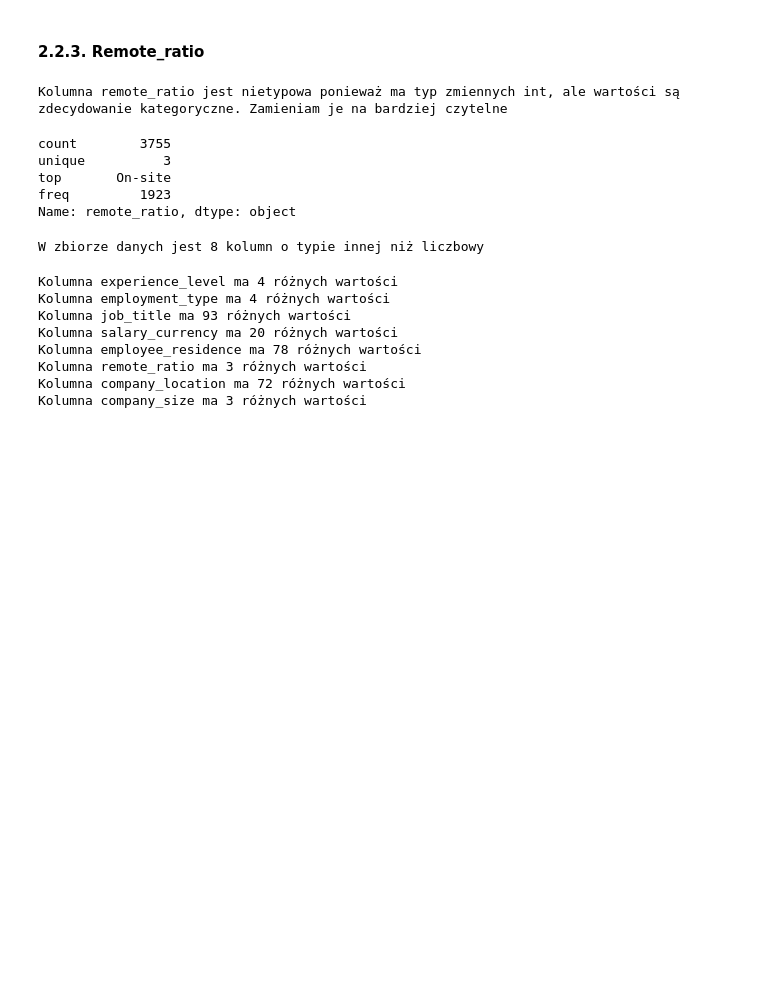
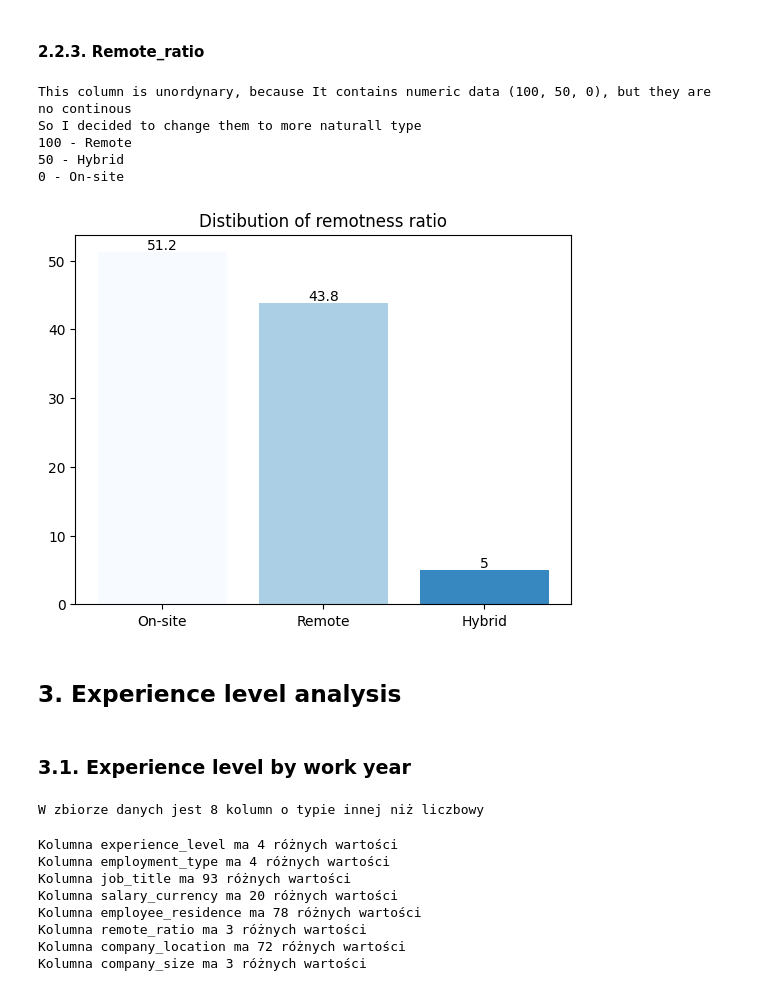
Before and after one commit to ST4N3R/eda_projects, a Jupyter notebook: Data_Science_salaries/main.ipynb, the cells around one changed output. Drawn from its saved outputs; the diff is of its cells as text; code cells hidden in the pictures; blank space fills up the shorter version.

```diff
--- a/Data_Science_salaries/main.ipynb
+++ b/Data_Science_salaries/main.ipynb
@@ -285,19 +285,42 @@ plt.show()
 #todo: dodać nowe biblioteki i zrobić to fajniej :)
 # %% [markdown]
 #### 2.2.3. Remote_ratio
-# %%
-print('Kolumna remote_ratio jest nietypowa ponieważ ma typ zmiennych int, ale wartości są zdecydowanie kategoryczne. Zamieniam je na bardziej czytelne')
-
-ds_salaries['remote_ratio'].unique()
-ds_salaries['remote_ratio'] = ds_salaries['remote_ratio'].replace({100: 'Remote', 0:'On-site', 50:'Hybrid'})
-ds_salaries['remote_ratio'].describe()
-# %% [output]
-Kolumna remote_ratio jest nietypowa ponieważ ma typ zmiennych int, ale wartości są zdecydowanie kategoryczne. Zamieniam je na bardziej czytelne
-count        3755
-unique          3
-top       On-site
-freq         1923
-Name: remote_ratio, dtype: object
+# %%
+print("This column is unordynary, because It contains numeric data (100, 50, 0), but they are no continous")
+print("So I decided to change them to more naturall type")
+print("100 - Remote")
+print("50 - Hybrid")
+print("0 - On-site")
+
+ds_salaries['remote_ratio'] = ds_salaries['remote_ratio'].replace({100: 'Remote', 0:'On-site', 50:'Hybrid'})
+# %% [output]
+This column is unordynary, because It contains numeric data (100, 50, 0), but they are no continous
+So I decided to change them to more naturall type
+100 - Remote
+50 - Hybrid
+0 - On-site
+# %%
+ratios = ds_salaries['remote_ratio'].value_counts()
+values = [ratios[i] / sum(ratios) for i in range(len(ratios))]
+
+fig, ax = plt.subplots()
+
+base_color = plt.cm.get_cmap('Blues')
+colors = [base_color(i / len(values)) for i in range(len(values))]
+
+for i, ratio in enumerate(ratios.index):
+    temp = ax.bar(ratio, round(values[i]*100, 1), label=ratio, color=colors[i])
+    ax.bar_label(temp)
+
+ax.set_title('Distibution of remotness ratio')
+
+plt.show()
+# %% [output]
+[figure, added]
+# %% [markdown]
+## 3. Experience level analysis
+# %% [markdown]
+### 3.1. Experience level by work year
 # %%
 object_columns = ds_salaries.select_dtypes(include=['object']).columns
 
```
Also changed, not shown: parts of 8 cells of this notebook, 1 other file.
